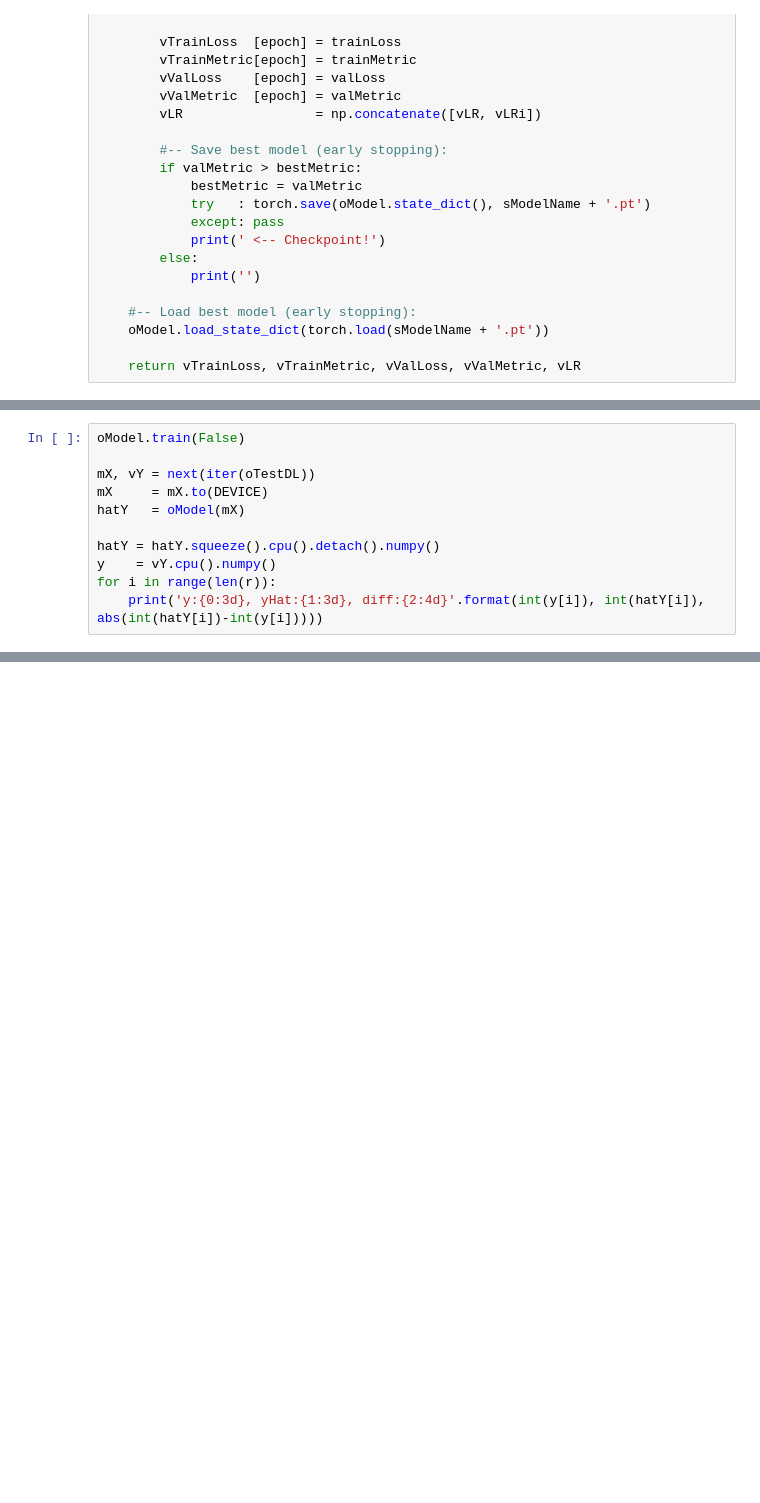
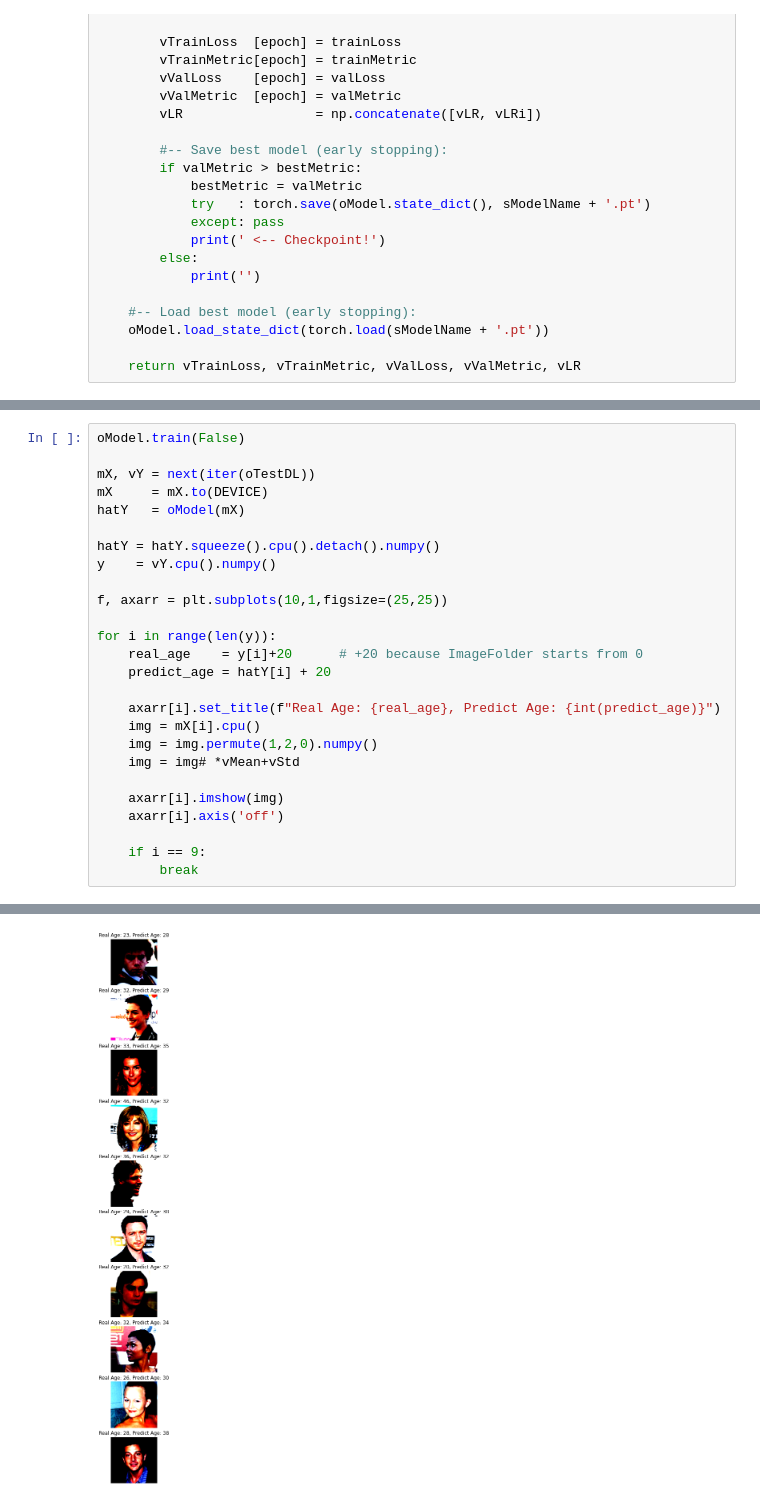
Before and after one commit to amitliron/My_AI_Exercises, a Jupyter notebook: Age prediction/Age_Regression.ipynb, the cells around one changed output, grey strips where cells are left out. Drawn from its saved outputs; the diff is of its cells as text; blank space fills up the shorter version.

```diff
--- a/Age prediction/Age_Regression.ipynb
+++ b/Age prediction/Age_Regression.ipynb
@@ -267,5 +313,21 @@ hatY   = oModel(mX)
 
 hatY = hatY.squeeze().cpu().detach().numpy()
 y    = vY.cpu().numpy()
-for i in range(len(r)):
-    print('y:{0:3d}, yHat:{1:3d}, diff:{2:4d}'.format(int(y[i]), int(hatY[i]), abs(int(hatY[i])-int(y[i]))))
+
+f, axarr = plt.subplots(10,1,figsize=(25,25))
+
+for i in range(len(y)):
+    real_age    = y[i]+20      # +20 because ImageFolder starts from 0
+    predict_age = hatY[i] + 20
+
+    axarr[i].set_title(f"Real Age: {real_age}, Predict Age: {int(predict_age)}")
+    img = mX[i].cpu()
+    img = img.permute(1,2,0).numpy()
+    img = img# *vMean+vStd
+
+    axarr[i].imshow(img)
+    axarr[i].axis('off')
+
+    if i == 9:
+        break
+# %% [output]
@@ -271,0 +344 @@ for i in range(len(r)):
+[figure, added]
```
Also changed, not shown: parts of 9 cells of this notebook, 2 other files.
